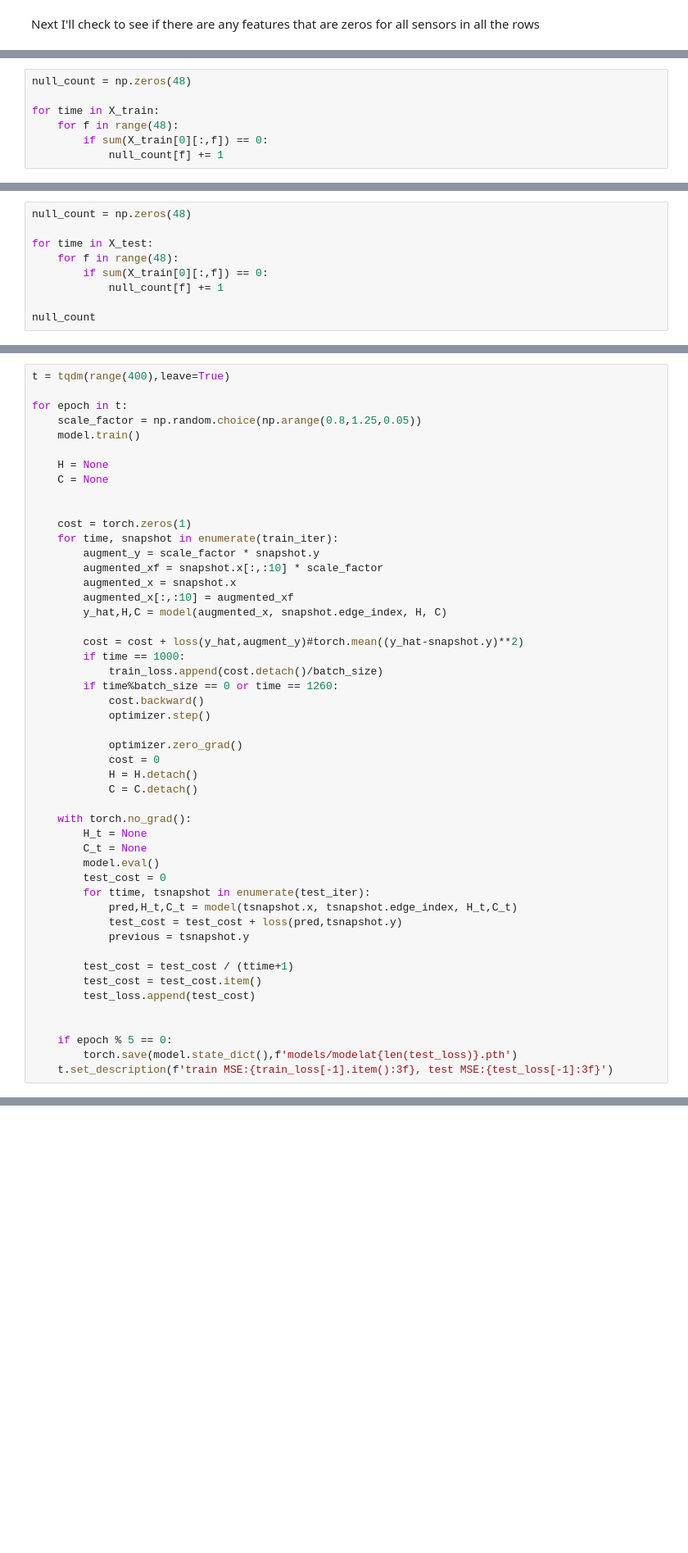
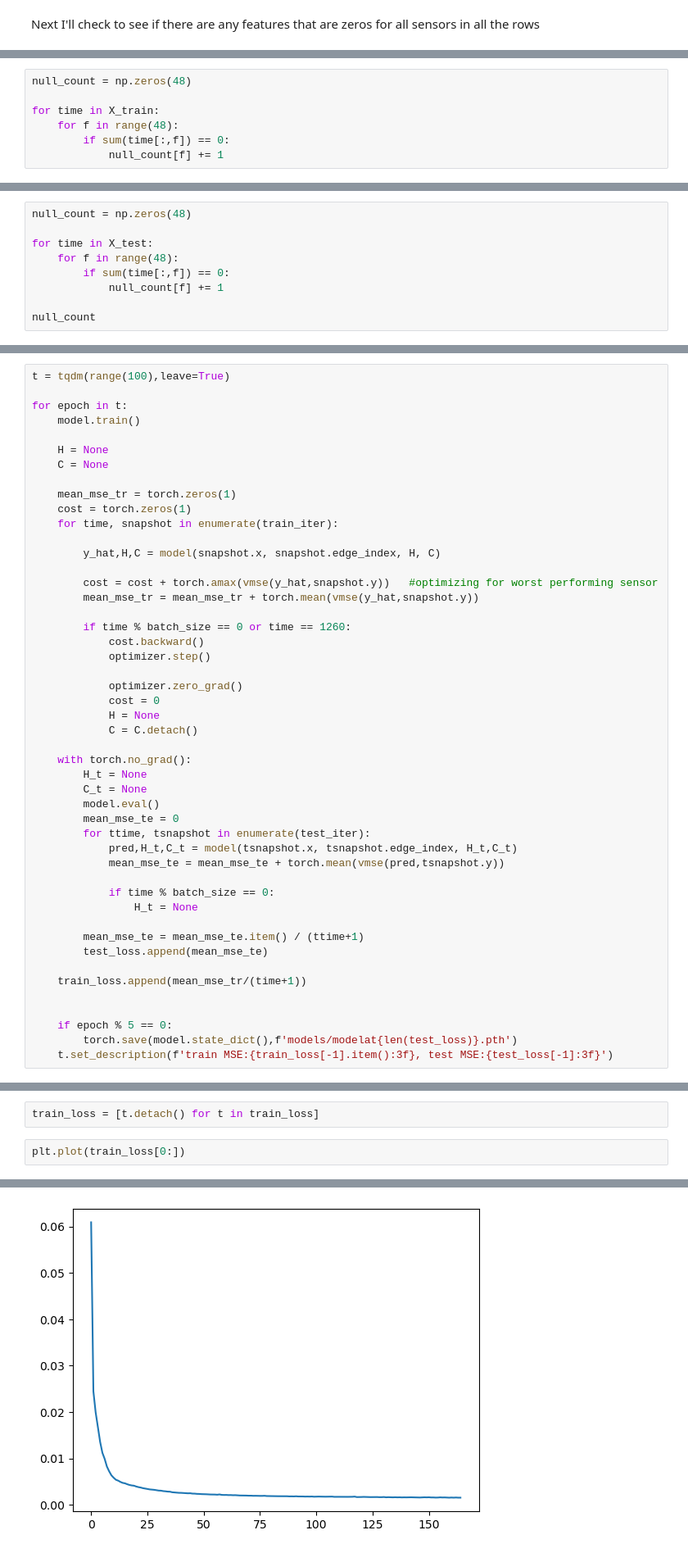
Before and after one commit to asadsabir/SupplyChain, a Jupyter notebook: final_supply_chain/wrangling.ipynb, the cells around one changed output, grey strips where cells are left out. Shown at 82% size. Drawn from its saved outputs; the diff is of its cells as text; blank space fills up the shorter version.

```diff
--- a/final_supply_chain/wrangling.ipynb
+++ b/final_supply_chain/wrangling.ipynb
@@ -57,7 +65,7 @@ null_count = np.zeros(48)
 
 for time in X_train:
     for f in range(48):
-        if sum(X_train[0][:,f]) == 0:
+        if sum(time[:,f]) == 0:
             null_count[f] += 1
 # %%
 null_count
@@ -73,7 +81,7 @@ null_count = np.zeros(48)
 
 for time in X_test:
     for f in range(48):
-        if sum(X_train[0][:,f]) == 0:
+        if sum(time[:,f]) == 0:
             null_count[f] += 1
 
 null_count
@@ -220,47 +228,46 @@ test_loss = []
 # %%
-t = tqdm(range(400),leave=True)
+t = tqdm(range(100),leave=True)
 
 for epoch in t:
-    scale_factor = np.random.choice(np.arange(0.8,1.25,0.05))
     model.train()
 
     H = None
     C = None
 
-
+    mean_mse_tr = torch.zeros(1)
     cost = torch.zeros(1)
     for time, snapshot in enumerate(train_iter):
-        augment_y = scale_factor * snapshot.y
-        augmented_xf = snapshot.x[:,:10] * scale_factor
-        augmented_x = snapshot.x
-        augmented_x[:,:10] = augmented_xf
-        y_hat,H,C = model(augmented_x, snapshot.edge_index, H, C)
 
-        cost = cost + loss(y_hat,augment_y)#torch.mean((y_hat-snapshot.y)**2)
-        if time == 1000:
-            train_loss.append(cost.detach()/batch_size)
-        if time%batch_size == 0 or time == 1260:
+        y_hat,H,C = model(snapshot.x, snapshot.edge_index, H, C)
+
+        cost = cost + torch.amax(vmse(y_hat,snapshot.y))   #optimizing for worst performing sensor
+        mean_mse_tr = mean_mse_tr + torch.mean(vmse(y_hat,snapshot.y))
+
+        if time % batch_size == 0 or time == 1260:
             cost.backward()
             optimizer.step()
 
             optimizer.zero_grad()
             cost = 0
-            H = H.detach()
+            H = None
             C = C.detach()
 
     with torch.no_grad():
         H_t = None
         C_t = None
         model.eval()
-        test_cost = 0
+        mean_mse_te = 0
         for ttime, tsnapshot in enumerate(test_iter):
             pred,H_t,C_t = model(tsnapshot.x, tsnapshot.edge_index, H_t,C_t)
-            test_cost = test_cost + loss(pred,tsnapshot.y)
-            previous = tsnapshot.y
+            mean_mse_te = mean_mse_te + torch.mean(vmse(pred,tsnapshot.y))
 
-        test_cost = test_cost / (ttime+1)
-        test_cost = test_cost.item()
-        test_loss.append(test_cost)
+            if time % batch_size == 0:
+                H_t = None
+
+        mean_mse_te = mean_mse_te.item() / (ttime+1)
+        test_loss.append(mean_mse_te)
+
+    train_loss.append(mean_mse_tr/(time+1))
 
 
     if epoch % 5 == 0:
@@ -276,0 +284,5 @@ plt.plot(test_loss[-200:])
+# %%
+train_loss = [t.detach() for t in train_loss]
+# %%
+plt.plot(train_loss[0:])
+# %% [output]
@@ -276,0 +290 @@ plt.plot(test_loss[-200:])
+[figure, added]
```
Also changed, not shown: parts of 27 cells of this notebook, 3 other files.
